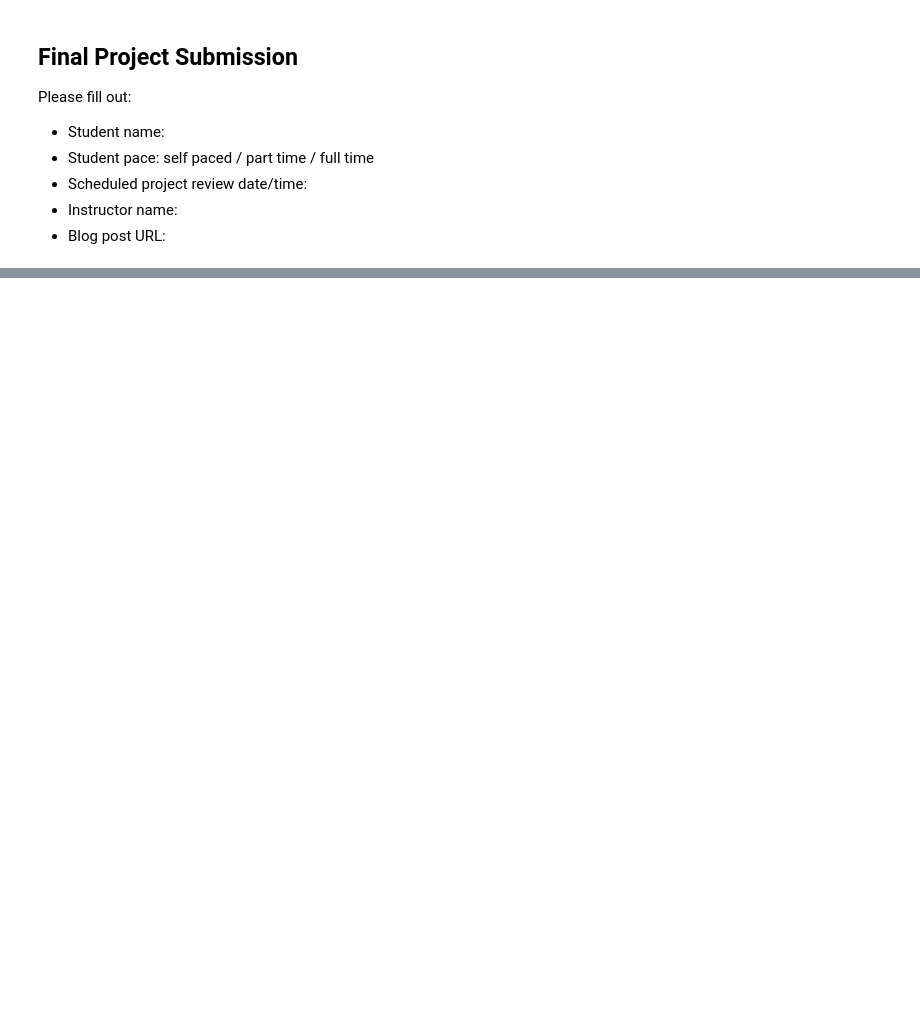
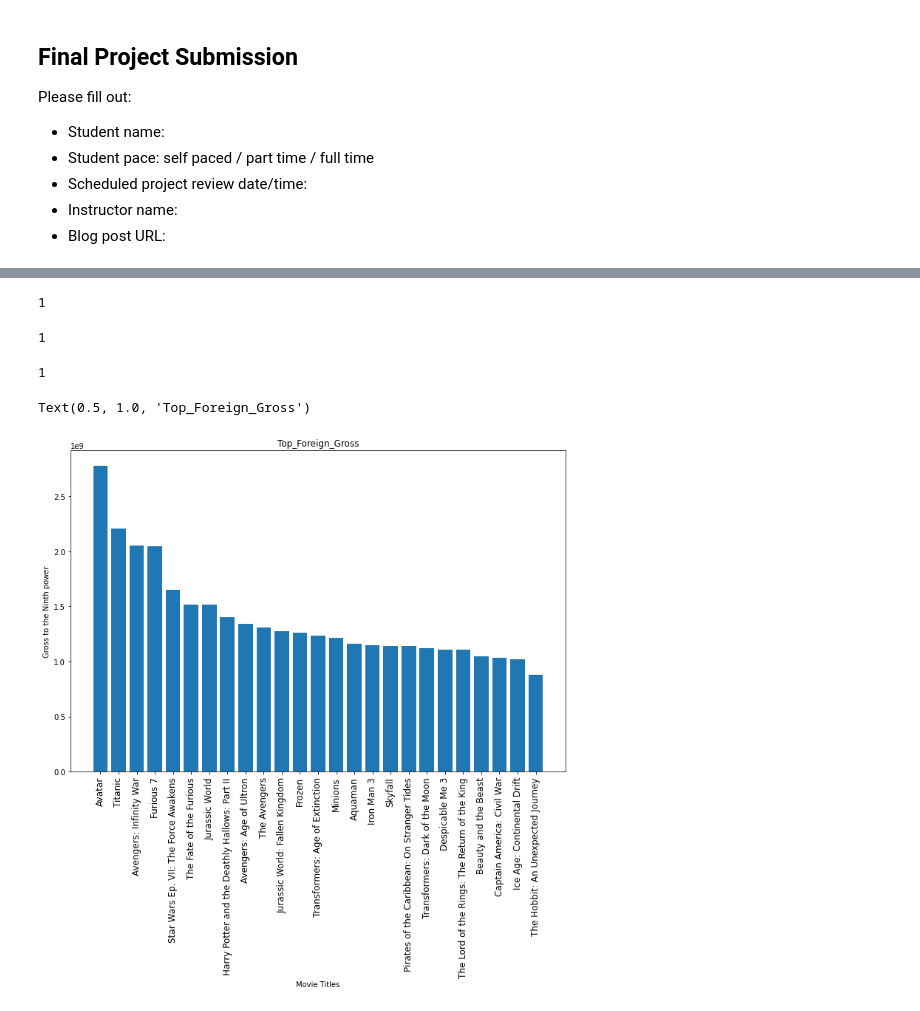
Before and after one commit to jalen253/phase1-project, a Jupyter notebook: student.ipynb, the cells around one changed output, grey strips where cells are left out. Cells and saved outputs as stored; diff of their text form; code cells hidden in the pictures; blank space fills up the shorter version.

```diff
--- a/student.ipynb
+++ b/student.ipynb
@@ -154,0 +57,6 @@ genre_['primary_title'] == domestic_gross['title']
+# %%
+#Created a new column labeled foreign_gross by subtracted the world wide gross and the domestic gross
+
+
+movie_budget['foreign_gross'] = movie_budget['fworldwide_gross'] - movie_budget['domestic_gross']
+for_gross = movie_budget.sort_values(['foreign_gross'], ascending = False).head(25)
@@ -154,0 +223,28 @@ genre_['primary_title'] == domestic_gross['title']
+# %%
+#There is one top 25 domestic movie that is also a top 25 highest rated movie
+dom_gross['movie'].isin(highest_votes['title']).sum()
+# %% [output]
+1
+# %%
+#There is one top 25 highest production budget that is also a top 25 highest rated movie
+
+product_budget['movie'].isin(highest_votes['title']).sum()
+# %% [output]
+1
+# %%
+#There is one top 25 foreigngross that is also a top 25 highest rated movie
+for_gross['movie'].isin(highest_votes['title']).sum()
+# %% [output]
+1
+# %%
+
+fig, ax, = plt.subplots(figsize = (12, 8))
+ax.bar(for_gross['movie'], for_gross['fworldwide_gross'].sort_values(ascending = False))
+
+ax.tick_params('x', rotation = 90, labelsize = 'large')
+ax.set_xlabel('Movie Titles')
+ax.set_ylabel('Gross to the Ninth power')
+ax.set_title('Top_Foreign_Gross')
+# %% [output]
+Text(0.5, 1.0, 'Top_Foreign_Gross')
+[figure, added]
```
Also changed, not shown: parts of 30 cells of this notebook.
